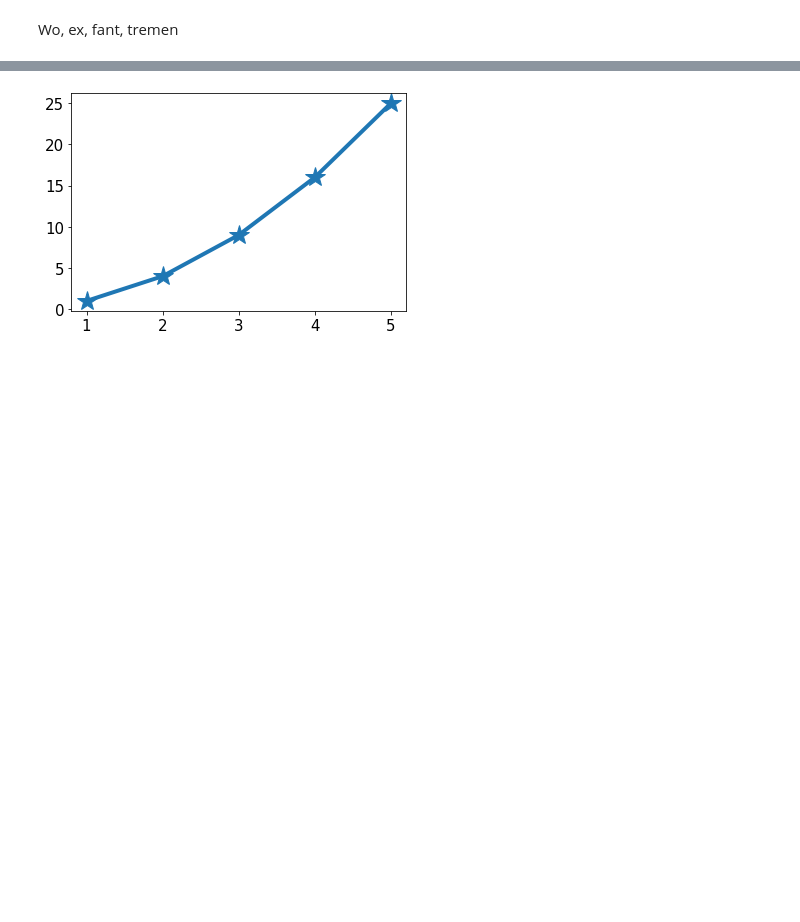
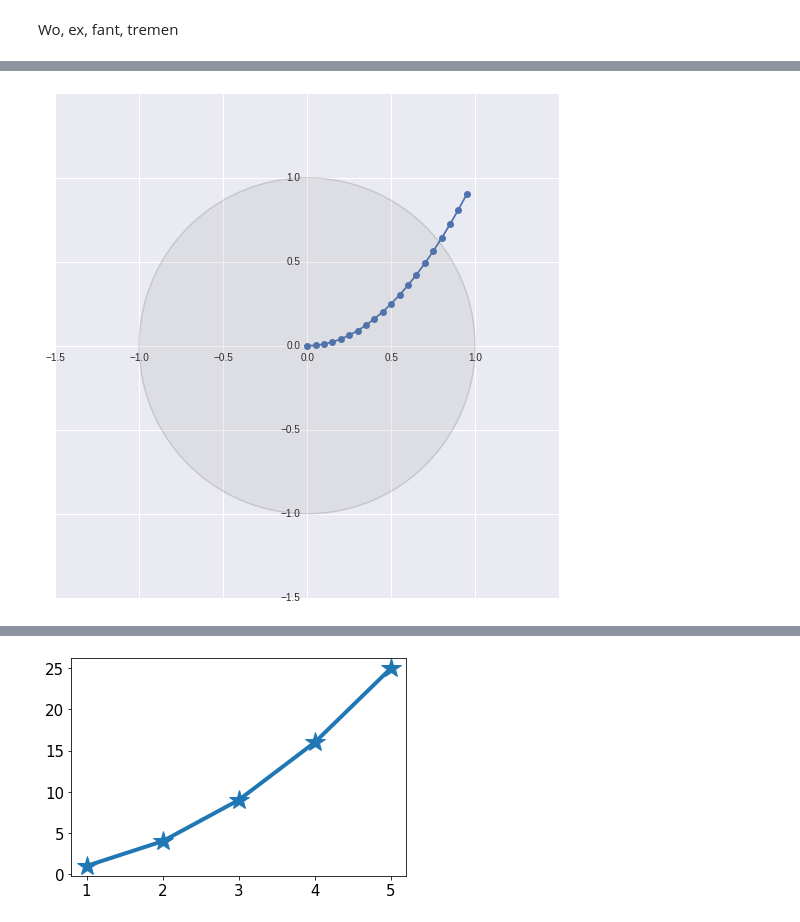
Before and after one commit to MikSm1th/mit, a Jupyter notebook: matplot_master.ipynb, the cells around one changed output, grey strips where cells are left out. Drawn from its saved outputs; the diff is of its cells as text; code cells hidden in the pictures; blank space fills up the shorter version.

```diff
--- a/matplot_master.ipynb
+++ b/matplot_master.ipynb
@@ -14,0 +33,35 @@ mpl.rc('lines', linewidth=4, linestyle='-', marker='*')
+# %%
+def unit_circle(x,y):
+    mpl.rc('lines', linestyle='-', marker='o')
+    fig = plt.figure(1, figsize=(7, 7))
+    ax = AxisArtist.Axes(fig, [-1, -1, 1, 1])
+    fig.add_axes(ax)
+
+    ax.axis['top','bottom','right','left'].set_visible(False)
+    ax.axis['y=0'] = ax.new_floating_axis(nth_coord=0, value=0)
+    ax.axis['x=1'] = ax.new_floating_axis(nth_coord=1, value=0)
+    ax.axis["x=1"].set_axis_direction("left")
+
+    ax.axis[:].major_ticks.set_tick_out(True)
+    ax.axis[:].label.set_pad(10)
+    ax.set_xlim(-1.5,1.5)
+    ax.set_ylim(-1.5,1.5)
+
+    circle = mpatches.Circle((0,0), 1, ec="black", fc="gray", lw=1.5, alpha=0.12, zorder=5)
+    ax.add_artist(circle)
+
+    plt.plot(x,y)
+    startx, endx = ax.get_xlim()
+    ax.xaxis.set_ticks(np.arange(startx, endx, 0.5))
+    starty, endy = ax.get_ylim()
+    ax.yaxis.set_ticks(np.arange(starty, endy, 0.5))
+    ax.grid(True)
+
+
+x = np.arange(0, 1, 0.05)
+y = np.power(x, 2)
+
+unit_circle(x,y)
+plt.show()
+# %% [output]
+[figure, added]
```
Also changed, not shown: parts of 12 cells of this notebook, 1 other file.
